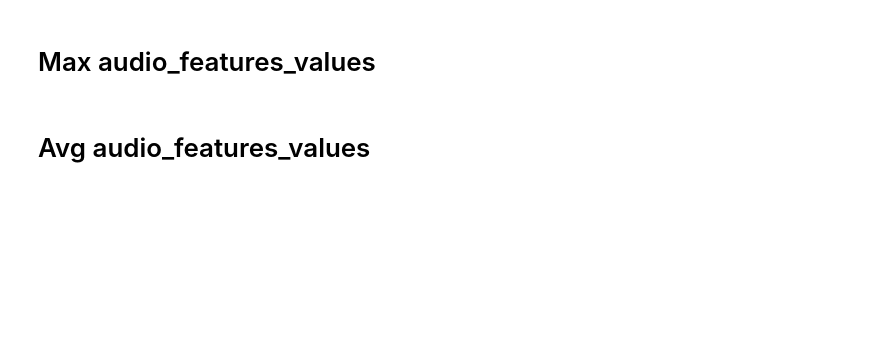
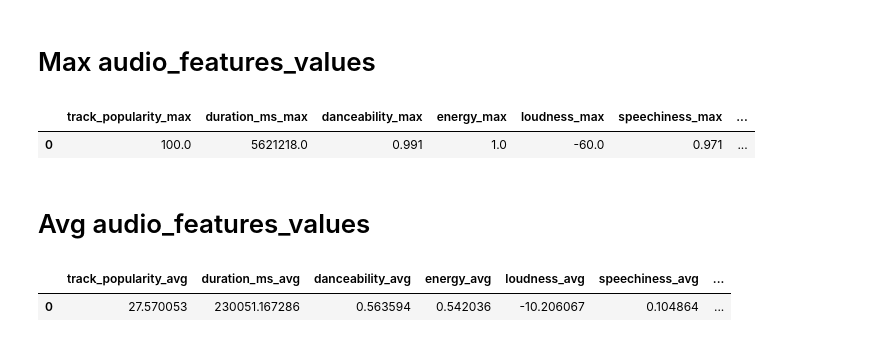
Before and after one commit to dmassonfr/Spotify_hit_predictor, a Jupyter notebook: notebooks/Audio_preview_visualization.ipynb, the cells around one changed output. Drawn from its saved outputs; the diff is of its cells as text; code cells hidden in the pictures; blank space fills up the shorter version.

Commit message:
audio_features

```diff
--- a/notebooks/Audio_preview_visualization.ipynb
+++ b/notebooks/Audio_preview_visualization.ipynb
@@ -222,3 +239,20 @@ instrumentalness_max = features_avg.loc['max'][8]
 liveness_max = features_avg.loc['max'][9]
 valence_max = features_avg.loc['max'][10]
 tempo_max = features_avg.loc['max'][11]
+# %%
+audio_features_max = pd.DataFrame({'track_popularity_max': track_popularity_max,
+              'duration_ms_max': duration_ms_max,
+              'danceability_max' : danceability_max,
+              'energy_max': energy_max,
+              'loudness_max': loudness_max,
+              'speechiness_max': speechiness_max,
+              'acousticness_max': acousticness_max,
+              'instrumentalness_max' : instrumentalness_max,
+              'liveness_max': liveness_max,
+              'valence_max': valence_max,
+              'tempo_max': tempo_max}, index=[0],
+            columns=['track_popularity_max','duration_ms_max','danceability_max','energy_max','loudness_max','speechiness_max','acousticness_max', 'instrumentalness_max', 'liveness_max', 'valence_max', 'tempo_max'])
+audio_features_max
+# %% [output]
+|  | track_popularity_max | duration_ms_max | danceability_max | energy_max | loudness_max | speechiness_max | ... |
+| 0 | 100.0 | 5621218.0 | 0.991 | 1.0 | -60.0 | 0.971 | ... |
@@ -236,3 +272,20 @@ instrumentalness_avg = features_avg.loc['mean'][8]
 liveness_avg = features_avg.loc['mean'][9]
 valence_avg = features_avg.loc['mean'][10]
 tempo_avg = features_avg.loc['mean'][11]
+# %%
+audio_features_avg = pd.DataFrame({'track_popularity_avg': track_popularity_avg,
+              'duration_ms_avg': duration_ms_avg,
+              'danceability_avg' : danceability_avg,
+              'energy_avg': energy_avg,
+              'loudness_avg': loudness_avg,
+              'speechiness_avg': speechiness_avg,
+              'acousticness_avg': acousticness_avg,
+              'instrumentalness_avg' : instrumentalness_avg,
+              'liveness_avg': liveness_avg,
+              'valence_avg': valence_avg,
+              'tempo_avg': tempo_avg}, index=[0],
+            columns=['track_popularity_avg','duration_ms_avg','danceability_avg','energy_avg','loudness_avg','speechiness_avg','acousticness_avg', 'instrumentalness_avg', 'liveness_avg', 'valence_avg', 'tempo_avg'])
+audio_features_avg
+# %% [output]
+|  | track_popularity_avg | duration_ms_avg | danceability_avg | energy_avg | loudness_avg | speechiness_avg | ... |
+| 0 | 27.570053 | 230051.167286 | 0.563594 | 0.542036 | -10.206067 | 0.104864 | ... |
```
Also changed, not shown: parts of 5 cells of this notebook.
